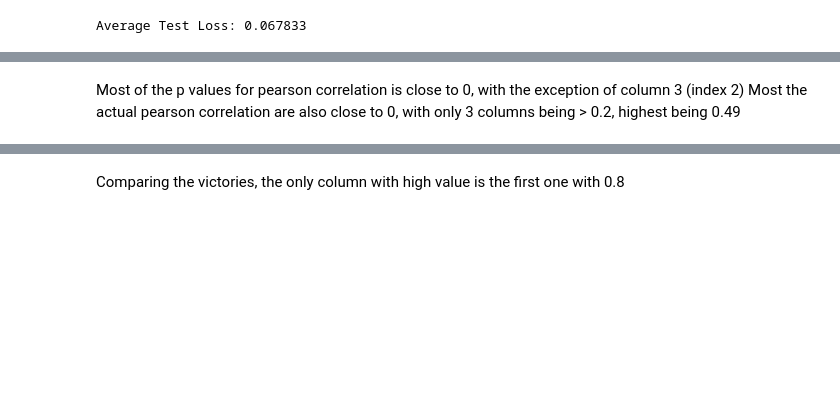
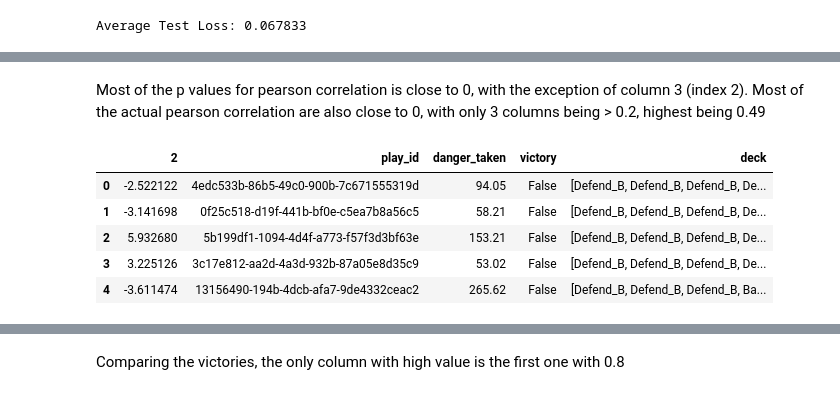
Before and after one commit to snikenbusper/slay-the-spire-defect-card-drafting, a Jupyter notebook: Analysis.ipynb, the cells around one changed output, grey strips where cells are left out. Drawn from its saved outputs; the diff is of its cells as text; code cells hidden in the pictures; blank space fills up the shorter version.

```diff
--- a/Analysis.ipynb
+++ b/Analysis.ipynb
@@ -741,3 +737,13 @@ PearsonRResult(statistic=np.float64(-0.047279378005749335), pvalue=np.float64(2.
 # %% [markdown]
-Most of the p values for pearson correlation is close to 0, with the exception of column 3 (index 2)
-Most the actual pearson correlation are also close to 0, with only 3 columns being > 0.2, highest being 0.49
+Most of the p values for pearson correlation is close to 0, with the exception of column 3 (index 2).
+Most of the actual pearson correlation are also close to 0, with only 3 columns being > 0.2, highest being 0.49
+# %%
+tmp = auto_encoded_df[[2, "play_id", "danger_taken", "victory"]].merge(final_deck_list, on ="play_id")
+tmp.head()
+# %% [output]
+|  | 2 | play_id | danger_taken | victory | deck |
+| 0 | -2.522122 | 4edc533b-86b5-49c0-900b-7c671555319d | 94.05 | False | [Defend_B, Defend_B, Defend_B, De... |
+| 1 | -3.141698 | 0f25c518-d19f-441b-bf0e-c5ea7b8a56c5 | 58.21 | False | [Defend_B, Defend_B, Defend_B, De... |
+| 2 | 5.932680 | 5b199df1-1094-4d4f-a773-f57f3d3bf63e | 153.21 | False | [Defend_B, Defend_B, Defend_B, De... |
+| 3 | 3.225126 | 3c17e812-aa2d-4a3d-932b-87a05e8d35c9 | 53.02 | False | [Defend_B, Defend_B, Defend_B, De... |
+| 4 | -3.611474 | 13156490-194b-4dcb-afa7-9de4332ceac2 | 265.62 | False | [Defend_B, Defend_B, Defend_B, Ba... |
```
Also changed, not shown: parts of 11 cells of this notebook.
